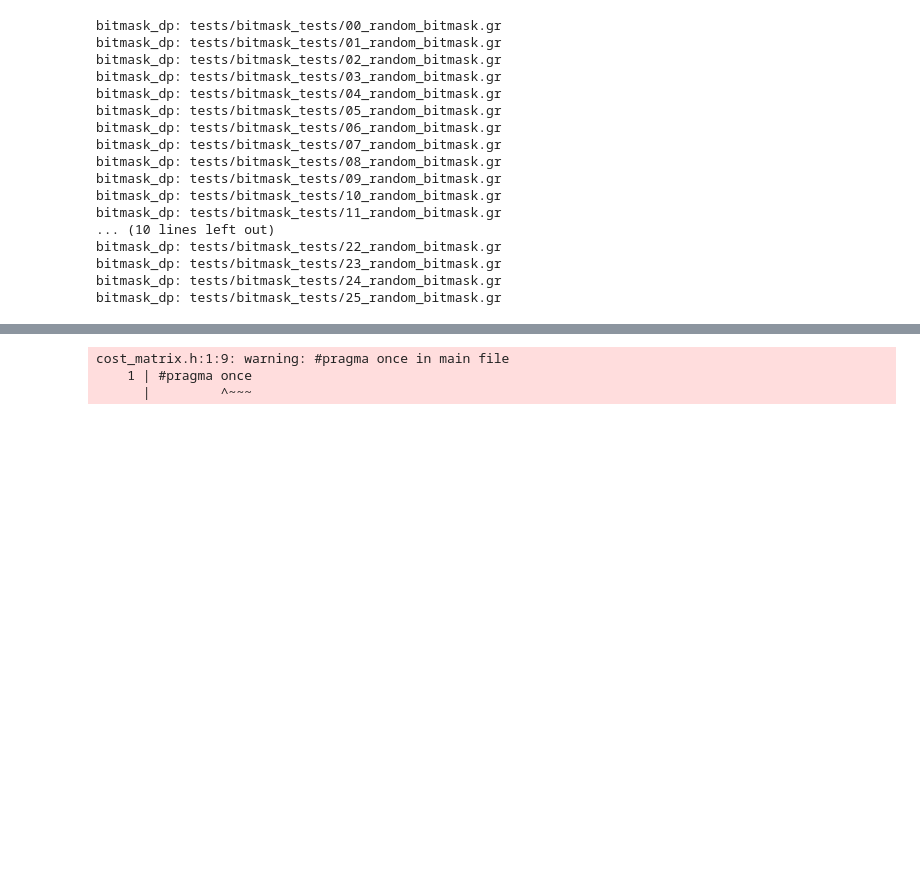
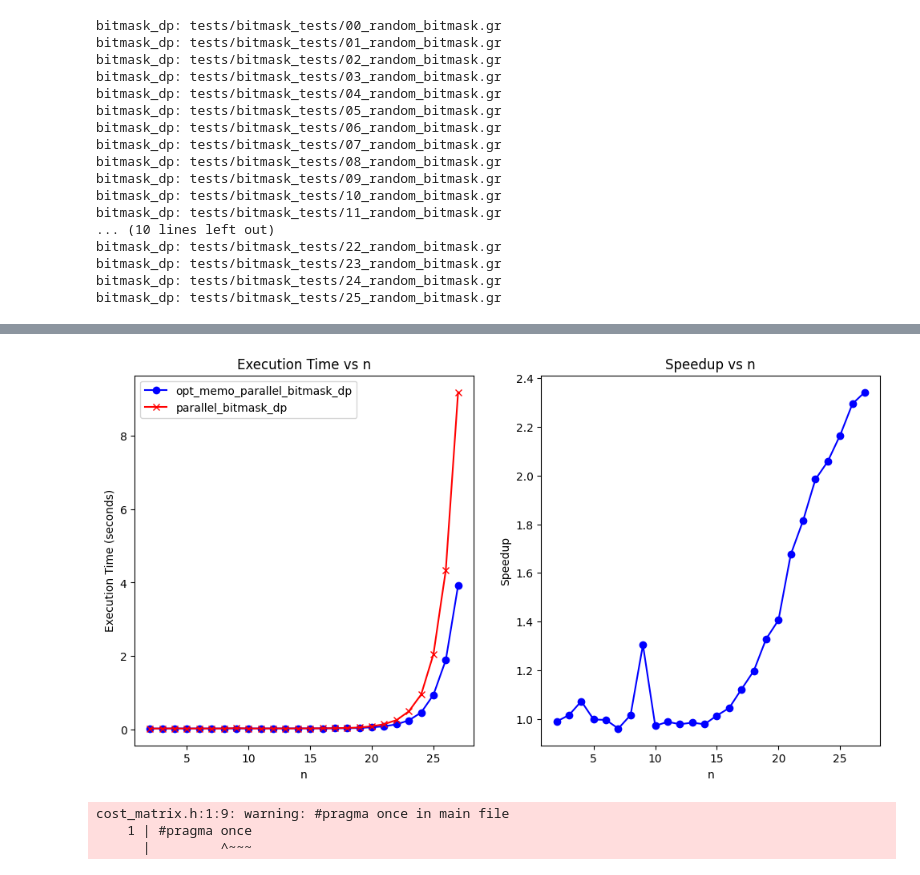
Before and after one commit to popabogdannnn/disertatie, a Jupyter notebook: experiments.ipynb, the cells around one changed output, grey strips where cells are left out. Saved outputs shown, nothing was run; the diff lists cells and outputs as text; code cells hidden in the pictures; blank space fills up the shorter version.

```diff
--- a/experiments.ipynb
+++ b/experiments.ipynb
@@ -206,0 +210,3 @@ plot(data[0], "parallel_bitmask_dp", "bitmask_dp")
+# %%
+test_cases = generate_tests(params_bitmask_low_memo, "tests/bitmask_tests/{}_random_bitmask.gr")
+data = benchmark(["opt_memo_parallel_bitmask_dp", "parallel_bitmask_dp"], test_cases)
@@ -207,3 +254,7 @@ plot(data[0], "parallel_bitmask_dp", "bitmask_dp")
+# %%
+plot(data[0], "opt_memo_parallel_bitmask_dp", "parallel_bitmask_dp")
+# %% [output]
+[figure, added]
 # %%
 test_cases = generate_tests(params_bitmask, "tests/bitmask_tests/{}_random_bitmask.gr")
 data = benchmark(["slow_parallel_bitmask_dp", "slow_bitmask_dp"], test_cases)
```
Also changed, not shown: parts of 3 cells of this notebook, 3 other files.
